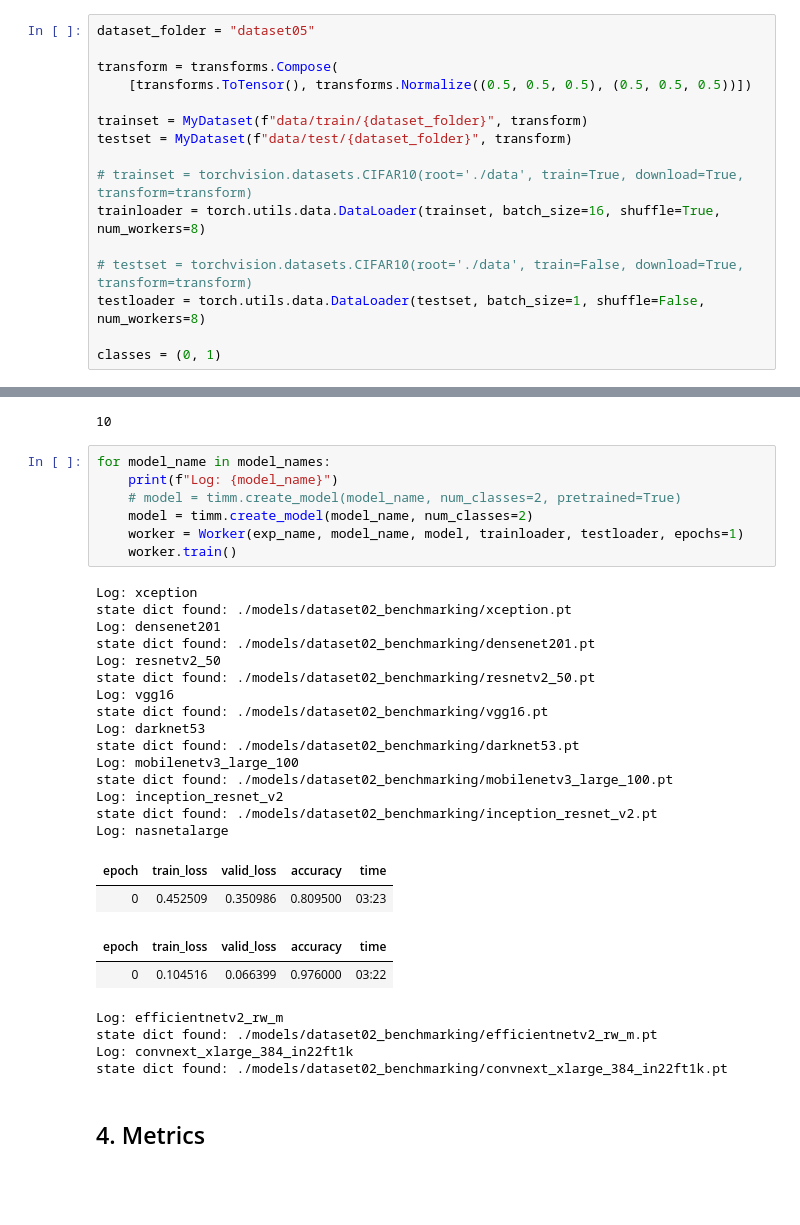
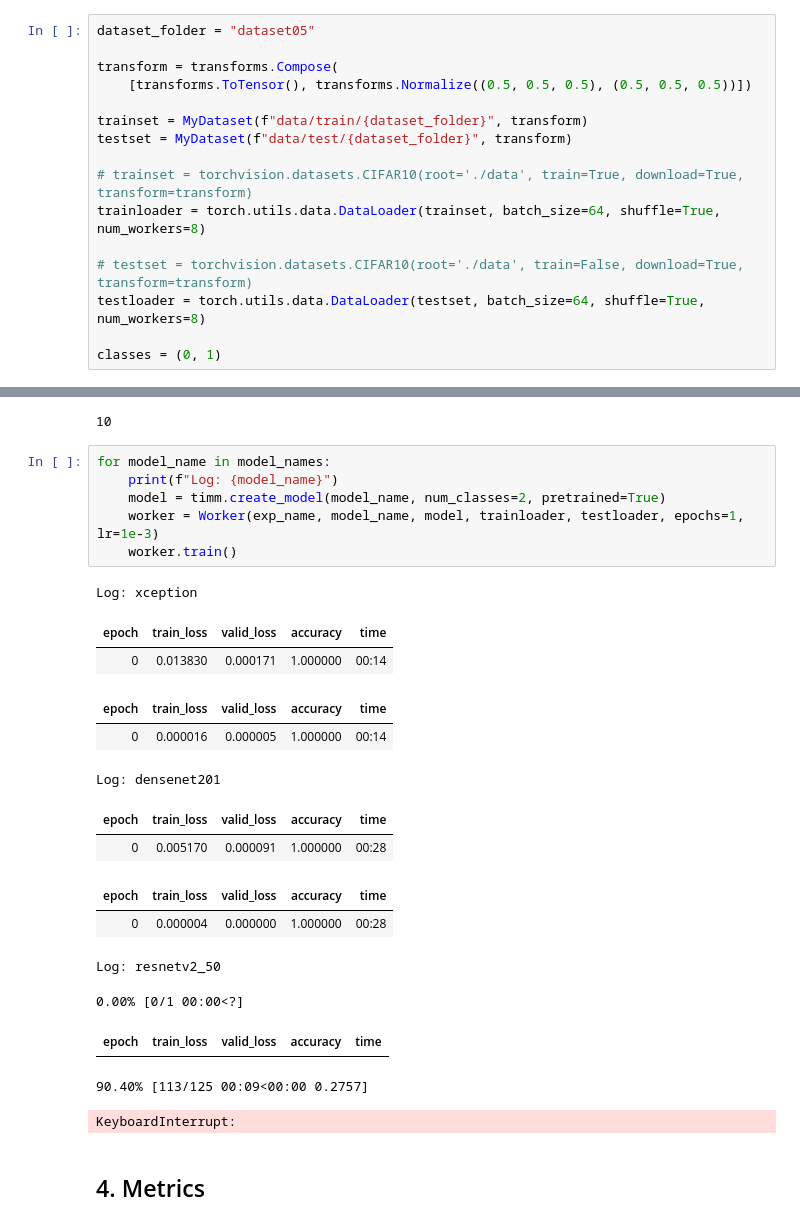
Before and after one commit to AierLab/indl-dataset, a Jupyter notebook: benchmarking.ipynb, the cells around one changed output, grey strips where cells are left out. Drawn from its saved outputs; the diff is of its cells as text; blank space fills up the shorter version.

```diff
--- a/benchmarking.ipynb
+++ b/benchmarking.ipynb
@@ -75,10 +75,10 @@ trainset = MyDataset(f"data/train/{dataset_folder}", transform)
 testset = MyDataset(f"data/test/{dataset_folder}", transform)
 
 # trainset = torchvision.datasets.CIFAR10(root='./data', train=True, download=True, transform=transform)
-trainloader = torch.utils.data.DataLoader(trainset, batch_size=16, shuffle=True, num_workers=8)
+trainloader = torch.utils.data.DataLoader(trainset, batch_size=64, shuffle=True, num_workers=8)
 
 # testset = torchvision.datasets.CIFAR10(root='./data', train=False, download=True, transform=transform)
-testloader = torch.utils.data.DataLoader(testset, batch_size=1, shuffle=False, num_workers=8)
+testloader = torch.utils.data.DataLoader(testset, batch_size=64, shuffle=True, num_workers=8)
 
 classes = (0, 1)
 # %%
@@ -123,34 +119,25 @@ print(len(model_names))
 # %%
 for model_name in model_names:
     print(f"Log: {model_name}")
-    # model = timm.create_model(model_name, num_classes=2, pretrained=True)
-    model = timm.create_model(model_name, num_classes=2)
-    worker = Worker(exp_name, model_name, model, trainloader, testloader, epochs=1)
+    model = timm.create_model(model_name, num_classes=2, pretrained=True)
+    worker = Worker(exp_name, model_name, model, trainloader, testloader, epochs=1, lr=1e-3)
     worker.train()
 # %% [output]
 Log: xception
-state dict found: ./models/dataset02_benchmarking/xception.pt
-Log: densenet201
-state dict found: ./models/dataset02_benchmarking/densenet201.pt
-Log: resnetv2_50
-state dict found: ./models/dataset02_benchmarking/resnetv2_50.pt
-Log: vgg16
-state dict found: ./models/dataset02_benchmarking/vgg16.pt
-Log: darknet53
-state dict found: ./models/dataset02_benchmarking/darknet53.pt
-Log: mobilenetv3_large_100
-state dict found: ./models/dataset02_benchmarking/mobilenetv3_large_100.pt
-Log: inception_resnet_v2
-state dict found: ./models/dataset02_benchmarking/inception_resnet_v2.pt
-Log: nasnetalarge
 | epoch | train_loss | valid_loss | accuracy | time |
-| 0 | 0.452509 | 0.350986 | 0.809500 | 03:23 |
+| 0 | 0.013830 | 0.000171 | 1.000000 | 00:14 |
 | epoch | train_loss | valid_loss | accuracy | time |
-| 0 | 0.104516 | 0.066399 | 0.976000 | 03:22 |
+| 0 | 0.000016 | 0.000005 | 1.000000 | 00:14 |
-Log: efficientnetv2_rw_m
-state dict found: ./models/dataset02_benchmarking/efficientnetv2_rw_m.pt
-Log: convnext_xlarge_384_in22ft1k
-state dict found: ./models/dataset02_benchmarking/convnext_xlarge_384_in22ft1k.pt
+Log: densenet201
+| epoch | train_loss | valid_loss | accuracy | time |
+| 0 | 0.005170 | 0.000091 | 1.000000 | 00:28 |
+| epoch | train_loss | valid_loss | accuracy | time |
+| 0 | 0.000004 | 0.000000 | 1.000000 | 00:28 |
+Log: resnetv2_50
+0.00% [0/1 00:00<?]
+| epoch | train_loss | valid_loss | accuracy | time |
+90.40% [113/125 00:09<00:00 0.2757]
+KeyboardInterrupt:
 # %% [markdown]
 ## 4. Metrics
 # %%
```
Also changed, not shown: parts of 7 cells of this notebook, 42 other files.
